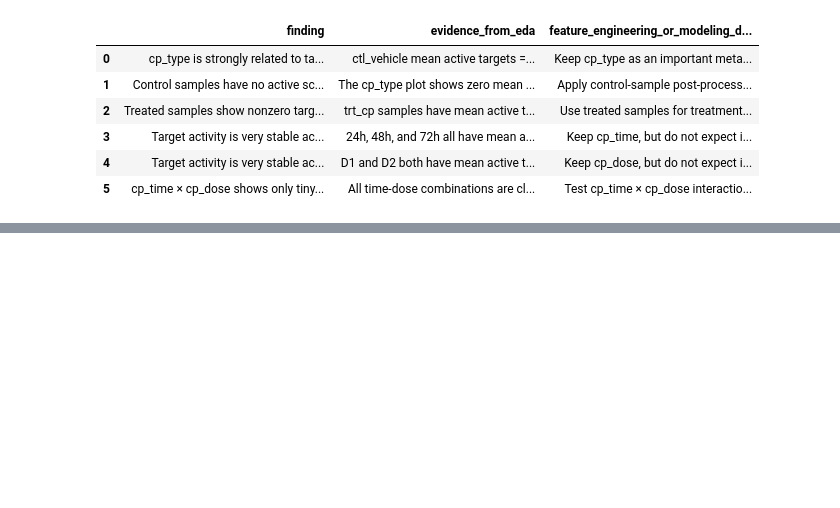
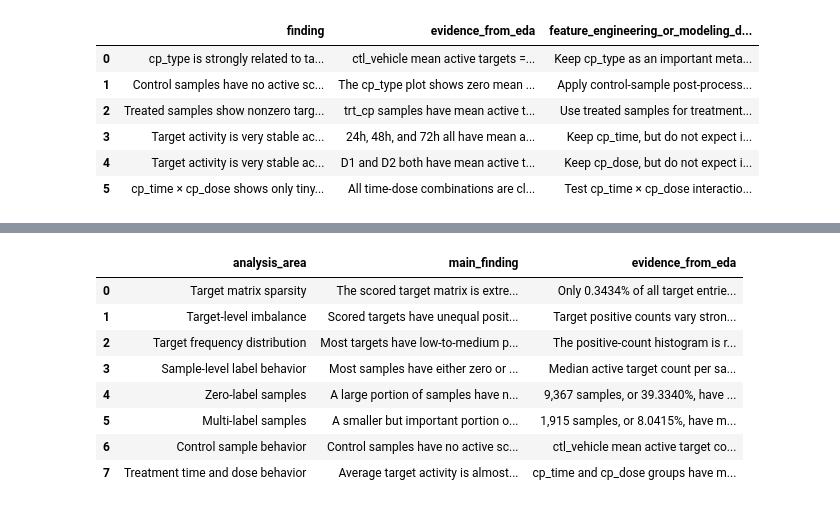
Before and after one commit to kawsar07ahmmed0712-rgb/moa-prediction-drug-response, a Jupyter notebook: notebooks/02_eda.ipynb, the cells around one changed output, grey strips where cells are left out. Cells and saved outputs as stored; diff of their text form; code cells hidden in the pictures; blank space fills up the shorter version.

Commit message:
3.5 Target Driven Modeling Descisions

```diff
--- a/notebooks/02_eda.ipynb
+++ b/notebooks/02_eda.ipynb
@@ -1563,0 +1585,45 @@ metadata_target_activity_insight_table
+# %%
+target_eda_key_findings = pd.DataFrame({
+    "analysis_area": [
+        "Target matrix sparsity",
+        "Target-level imbalance",
+        "Target frequency distribution",
+        "Sample-level label behavior",
+        "Zero-label samples",
+        "Multi-label samples",
+        "Control sample behavior",
+        "Treatment time and dose behavior"
+    ],
+    "main_finding": [
+        "The scored target matrix is extremely sparse",
+        "Scored targets have unequal positive sample counts",
+        "Most targets have low-to-medium positive counts, while a few are much more frequent",
+        "Most samples have either zero or one active scored target",
+        "A large portion of samples have no active scored target",
+        "A smaller but important portion of samples have multiple active targets",
+        "Control samples have no active scored targets",
+        "Average target activity is almost stable across cp_time and cp_dose"
+    ],
+    "evidence_from_eda": [
+        "Only 0.3434% of all target entries are positive",
+        "Target positive counts vary strongly across the 206 scored targets",
+        "The positive-count histogram is right-skewed",
+        "Median active target count per sample is 1",
+        "9,367 samples, or 39.3340%, have zero active scored targets",
+        "1,915 samples, or 8.0415%, have more than one active scored target",
+        "ctl_vehicle mean active target count = 0.000",
+        "cp_time and cp_dose groups have mean active target counts around 0.767–0.769"
+    ]
+})
+
+target_eda_key_findings
+# %% [output]
+|  | analysis_area | main_finding | evidence_from_eda |
+| 0 | Target matrix sparsity | The scored target matrix is extre... | Only 0.3434% of all target entrie... |
+| 1 | Target-level imbalance | Scored targets have unequal posit... | Target positive counts vary stron... |
+| 2 | Target frequency distribution | Most targets have low-to-medium p... | The positive-count histogram is r... |
+| 3 | Sample-level label behavior | Most samples have either zero or ... | Median active target count per sa... |
+| 4 | Zero-label samples | A large portion of samples have n... | 9,367 samples, or 39.3340%, have ... |
+| 5 | Multi-label samples | A smaller but important portion o... | 1,915 samples, or 8.0415%, have m... |
+| 6 | Control sample behavior | Control samples have no active sc... | ctl_vehicle mean active target co... |
+| 7 | Treatment time and dose behavior | Average target activity is almost... | cp_time and cp_dose groups have m... |
```
Also changed, not shown: parts of 10 cells of this notebook.
